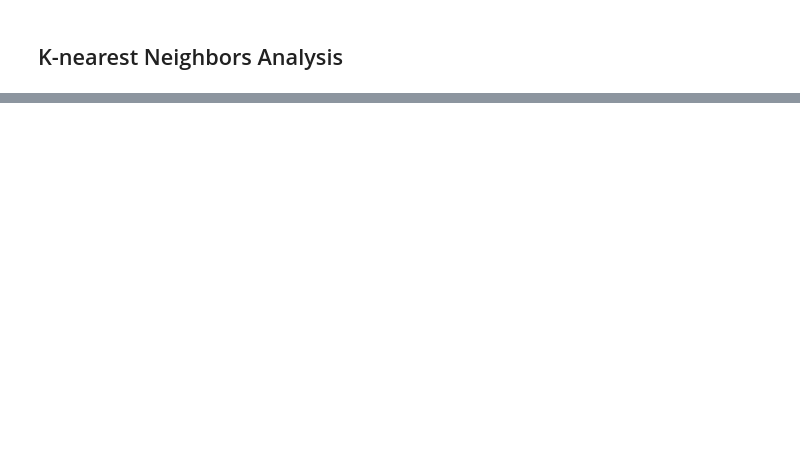
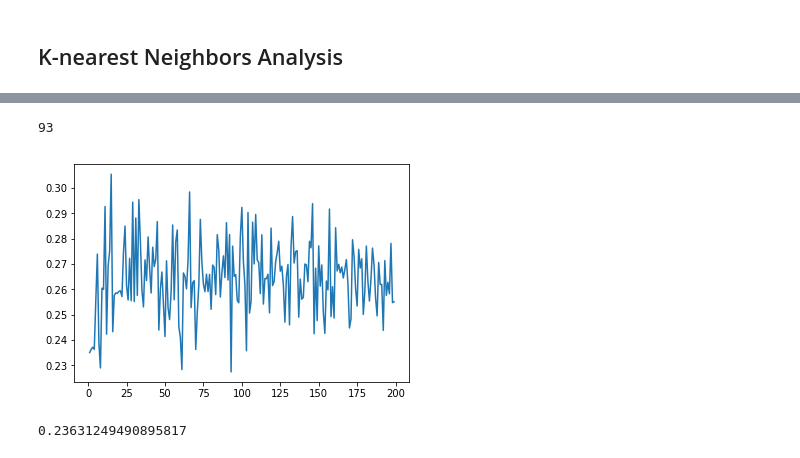
Before and after one commit to snekiam/SLOHacks, a Jupyter notebook: ml/Machine Learning.ipynb, the cells around one changed output, grey strips where cells are left out. Saved outputs shown, nothing was run; the diff lists cells and outputs as text; code cells hidden in the pictures; blank space fills up the shorter version.

```diff
--- a/ml/Machine Learning.ipynb
+++ b/ml/Machine Learning.ipynb
@@ -134,0 +167,3 @@ genre_tracks.loc[ranked_indices, 'id'].tolist()
+# %%
+train = top_tracks.sample(frac=.8)
+test = top_tracks.drop(train.index)
@@ -134,0 +191,18 @@ genre_tracks.loc[ranked_indices, 'id'].tolist()
+# %%
+X_train = train[['acousticness', 'danceability', 'energy', 'instrumentalness', 'liveness', 'loudness', 'speechiness', 'valence']]
+y_train = train['rank']
+X_test = test[['acousticness', 'danceability', 'energy', 'instrumentalness', 'liveness', 'loudness', 'speechiness', 'valence']]
+y_test = test['rank']
+# %%
+error = {}
+
+for i in range(1, 200, 1):
+    clf = MLPRegressor(solver='lbfgs', alpha=1e-5, hidden_layer_sizes=(i, ), random_state=1)
+    clf.fit(X_train, y_train)
+    error[i] = (abs(clf.predict(X_test) - y_test)).mean()
+
+pd.Series(error).plot()
+pd.Series(error).idxmin()
+# %% [output]
+93
+[figure, added]
@@ -134,0 +213,4 @@ genre_tracks.loc[ranked_indices, 'id'].tolist()
+# %%
+error
+# %% [output]
+0.23631249490895817
```
Also changed, not shown: parts of 15 cells of this notebook, 1 other file.
